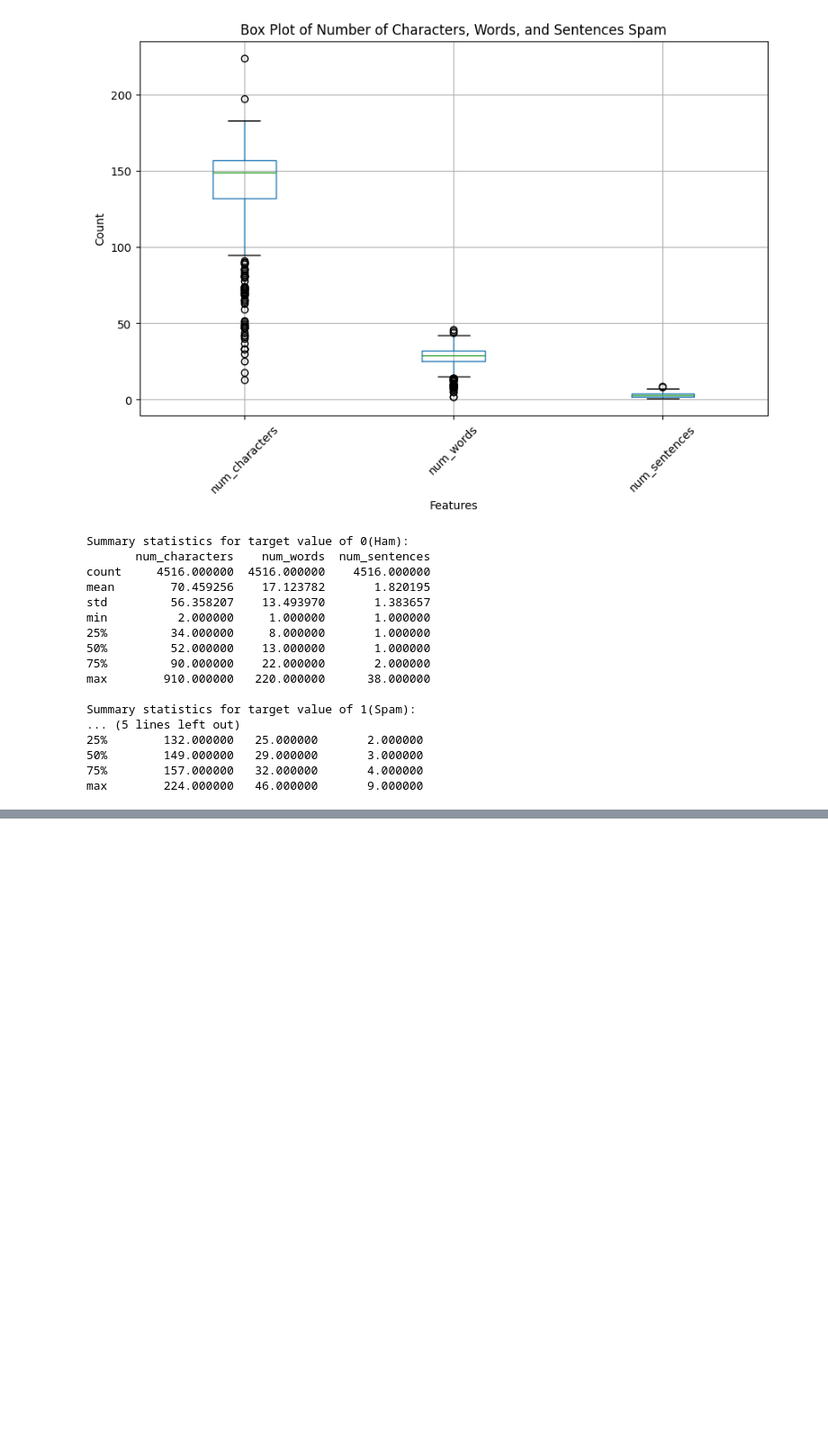
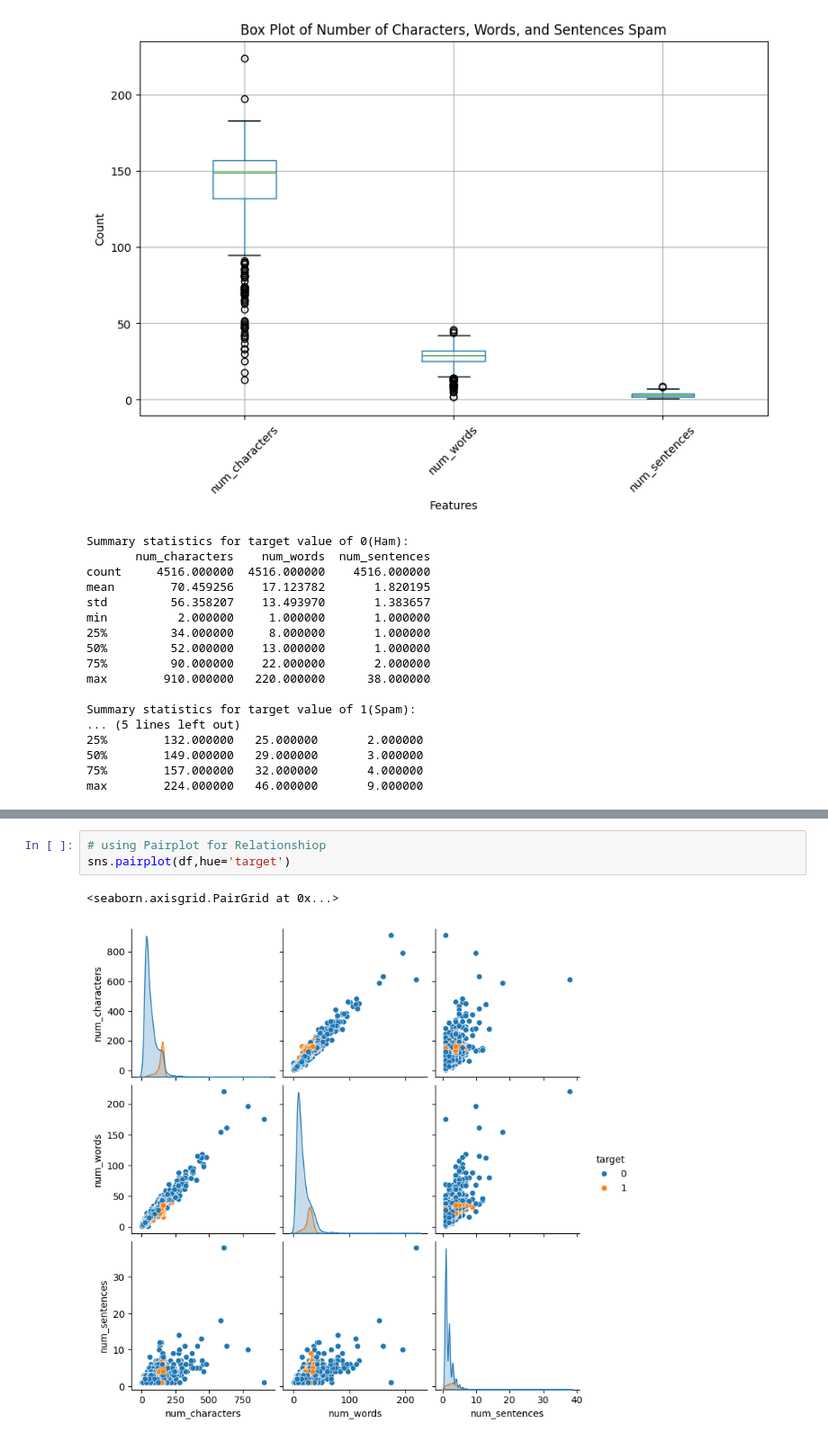
Before and after one commit to BikashThapa/Email-Spam-Detection, a Jupyter notebook: sms_spam_detection.ipynb, the cells around one changed output, grey strips where cells are left out. Shown: that part at 90% size. Cells and saved outputs as stored; diff of their text form; blank space fills up the shorter version.

```diff
--- a/sms_spam_detection.ipynb
+++ b/sms_spam_detection.ipynb
@@ -271,0 +288,6 @@ max        224.000000   46.000000       9.000000
+# %%
+# using Pairplot for Relationshiop
+sns.pairplot(df,hue='target')
+# %% [output]
+<seaborn.axisgrid.PairGrid at 0x...>
+[figure, added]
```
Also changed, not shown: parts of 5 cells of this notebook.
